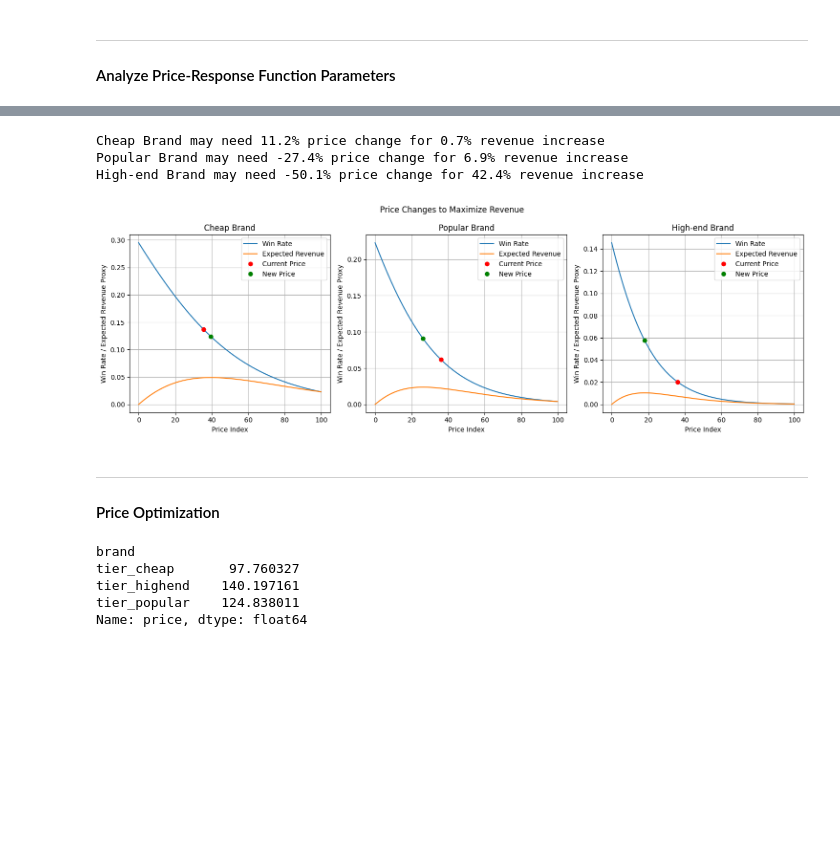
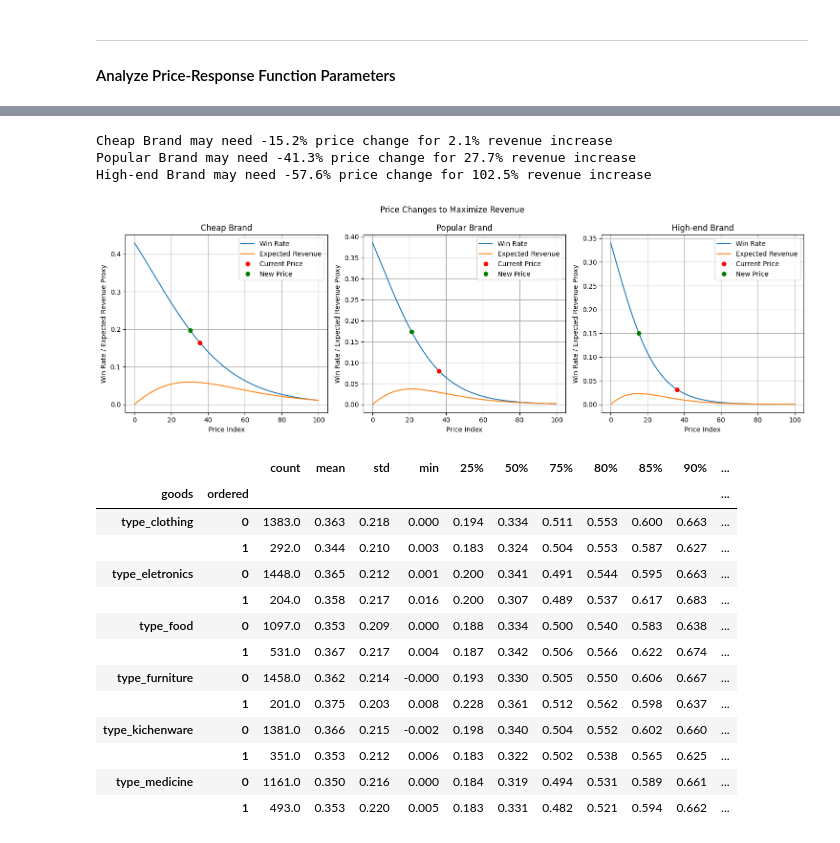
Before and after one commit to Q-shick/ecommerce_price_sensitivity, a Jupyter notebook: conversion-sensitivity-model.ipynb, the cells around one changed output, grey strips where cells are left out. Saved outputs shown, nothing was run; the diff lists cells and outputs as text; code cells hidden in the pictures; blank space fills up the shorter version.

```diff
--- a/conversion-sensitivity-model.ipynb
+++ b/conversion-sensitivity-model.ipynb
@@ -119,23 +121,21 @@ class MaxWinRateParam(nn.Module):
         x = self.hidden_layer(x)
         x = self.output_layer(x)
         x = self.sigmoid_activation(x)
-        return x
+        return 0.5 * x + 0.5
 
 
 class BiasParam(nn.Module):
     def __init__(self):
         super(BiasParam, self).__init__()
         self.hidden_layer = nn.Linear(12, 5)
+        self.output_layer = nn.Linear(5, 1)
         self.tanh_activation = nn.Tanh()
-        self.output_layer = nn.Linear(5, 1)
-        self.elu_activation = nn.ELU()
 
     def forward(self, x):
         x = self.hidden_layer(x)
+        x = self.output_layer(x)
         x = self.tanh_activation(x)
-        x = self.output_layer(x)
-        x = self.elu_activation(x)
-        return x
+        return x - 0.75
 
 
 class SensitivityParam(nn.Module):
@@ -298,6 +280,7 @@ pred_analysis = pd.concat(
         categorical_features_test,
         price_test["price"].reset_index().drop(columns="index").rename(columns={"price": "price_index"}),
         pred_test_params,
+        y_test.reset_index().drop(columns="index"),
     ],
     axis=1
 ).drop(columns="index")
@@ -358,38 +329,37 @@ tier_popular 0.3612638715232411
 # %%
-def new_price_expected_revenue(_df, ax, title):
+def new_price_expected_revenue(_df, plot=False, ax=None, title=None):
     params = _df[["max_win_rate_param", "bias_param", "sensitivity_param"]].values
     # Calculate win rate and expected revenue
     price_win_rate = [price_response_function(params, x) for x in np.linspace(0, 1, 1000)]
     expected_revenue = price_win_rate * np.linspace(0, 1, 1000)
     # Find current and new price indices
     current_price_index = int(_df["price_index"] * 1000)
     new_price_index = np.argmax(expected_revenue)
     price_change = new_price_index / current_price_index - 1
     expected_revenue_change = expected_revenue[new_price_index] / expected_revenue[current_price_index] - 1
-    print(f"{title} may need {price_change:.1%} price change for {expected_revenue_change:.1%} revenue increase")
-    ax.plot(price_win_rate, label="Win Rate")
-    ax.plot(expected_revenue, label="Expected Revenue")
-    ax.plot(current_price_index, price_win_rate[current_price_index], "ro", label="Current Price")
-    ax.plot(new_price_index, price_win_rate[new_price_index], "go", label="New Price")
-    ax.set_title(title)
-    ax.set_xticks(np.arange(0, 1001, 200), np.arange(0, 101, 20))
-    ax.set_xlabel("Price Index")
-    ax.set_ylabel("Win Rate / Expected Revenue Proxy")
-    ax.legend()
-    ax.grid()
+    if plot:
+        print(f"{title} may need {price_change:.1%} price change for {expected_revenue_change:.1%} revenue increase")
+        ax.plot(price_win_rate, label="Win Rate")
+        ax.plot(expected_revenue, label="Expected Revenue")
+        ax.plot(current_price_index, price_win_rate[current_price_index], "ro", label="Current Price")
+        ax.plot(new_price_index, price_win_rate[new_price_index], "go", label="New Price")
+        ax.set_title(title)
+        ax.set_xticks(np.arange(0, 1001, 200), np.arange(0, 101, 20))
+        ax.set_xlabel("Price Index")
+        ax.set_ylabel("Win Rate / Expected Revenue Proxy")
+        ax.legend()
+        ax.grid()
+    return price_win_rate
 
 
 fig, ax = plt.subplots(1,3,figsize=(15,5))
 plt.suptitle("Price Changes to Maximize Revenue")
-new_price_expected_revenue(brand_price_response.loc["tier_cheap"], ax[0], "Cheap Brand")
-new_price_expected_revenue(brand_price_response.loc["tier_popular"], ax[1], "Popular Brand")
-new_price_expected_revenue(brand_price_response.loc["tier_highend"], ax[2], "High-end Brand")
+new_price_expected_revenue(brand_price_response.loc["tier_cheap"], True, ax[0], "Cheap Brand")
+new_price_expected_revenue(brand_price_response.loc["tier_popular"], True, ax[1], "Popular Brand")
+new_price_expected_revenue(brand_price_response.loc["tier_highend"], True, ax[2], "High-end Brand")
 plt.tight_layout()
 # %% [output]
-Cheap Brand may need 11.2% price change for 0.7% revenue increase
-Popular Brand may need -27.4% price change for 6.9% revenue increase
-High-end Brand may need -50.1% price change for 42.4% revenue increase
+Cheap Brand may need -15.2% price change for 2.1% revenue increase
+Popular Brand may need -41.3% price change for 27.7% revenue increase
+High-end Brand may need -57.6% price change for 102.5% revenue increase
-[figure, old version]
+[figure, new version]
-# %% [markdown]
-___
-#### Price Optimization
@@ -430,8 +366,17 @@ def simulate_price_change(_df, change_rate):
-# %%
-price_product_info.groupby("brand")["price"].mean()
-# %% [output]
-brand
-tier_cheap       97.760327
-tier_highend    140.197161
-tier_popular    124.838011
-Name: price, dtype: float64
+# %%
+pred_analysis.groupby(["goods", "ordered"])["price_index"].describe(percentiles=[0.25, 0.5, 0.75, 0.8, 0.85, 0.9, 0.95, 0.975, 0.99]).round(3)
+# %% [output]
+|  |  | count | mean | std | min | 25% | 50% | 75% | 80% | 85% | 90% | ... |
+| goods | ordered |  |  |  |  |  |  |  |  |  |  | ... |
+| type_clothing | 0 | 1383.0 | 0.363 | 0.218 | 0.000 | 0.194 | 0.334 | 0.511 | 0.553 | 0.600 | 0.663 | ... |
+|  | 1 | 292.0 | 0.344 | 0.210 | 0.003 | 0.183 | 0.324 | 0.504 | 0.553 | 0.587 | 0.627 | ... |
+| type_eletronics | 0 | 1448.0 | 0.365 | 0.212 | 0.001 | 0.200 | 0.341 | 0.491 | 0.544 | 0.595 | 0.663 | ... |
+|  | 1 | 204.0 | 0.358 | 0.217 | 0.016 | 0.200 | 0.307 | 0.489 | 0.537 | 0.617 | 0.683 | ... |
+| type_food | 0 | 1097.0 | 0.353 | 0.209 | 0.000 | 0.188 | 0.334 | 0.500 | 0.540 | 0.583 | 0.638 | ... |
+|  | 1 | 531.0 | 0.367 | 0.217 | 0.004 | 0.187 | 0.342 | 0.506 | 0.566 | 0.622 | 0.674 | ... |
+| type_furniture | 0 | 1458.0 | 0.362 | 0.214 | -0.000 | 0.193 | 0.330 | 0.505 | 0.550 | 0.606 | 0.667 | ... |
+|  | 1 | 201.0 | 0.375 | 0.203 | 0.008 | 0.228 | 0.361 | 0.512 | 0.562 | 0.598 | 0.637 | ... |
+| type_kichenware | 0 | 1381.0 | 0.366 | 0.215 | -0.002 | 0.198 | 0.340 | 0.504 | 0.552 | 0.602 | 0.660 | ... |
+|  | 1 | 351.0 | 0.353 | 0.212 | 0.006 | 0.183 | 0.322 | 0.502 | 0.538 | 0.565 | 0.625 | ... |
+| type_medicine | 0 | 1161.0 | 0.350 | 0.216 | 0.000 | 0.184 | 0.319 | 0.494 | 0.531 | 0.589 | 0.661 | ... |
+|  | 1 | 493.0 | 0.353 | 0.220 | 0.005 | 0.183 | 0.331 | 0.482 | 0.521 | 0.594 | 0.662 | ... |
```
Also changed, not shown: parts of 8 cells of this notebook.
